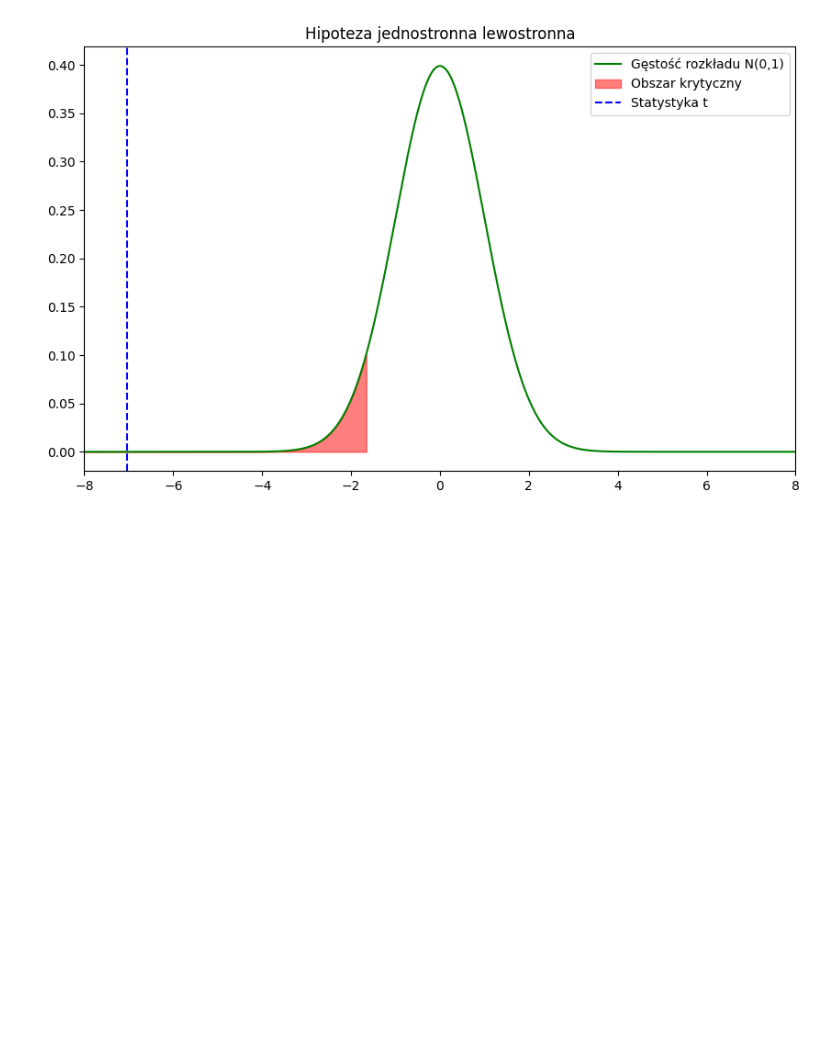
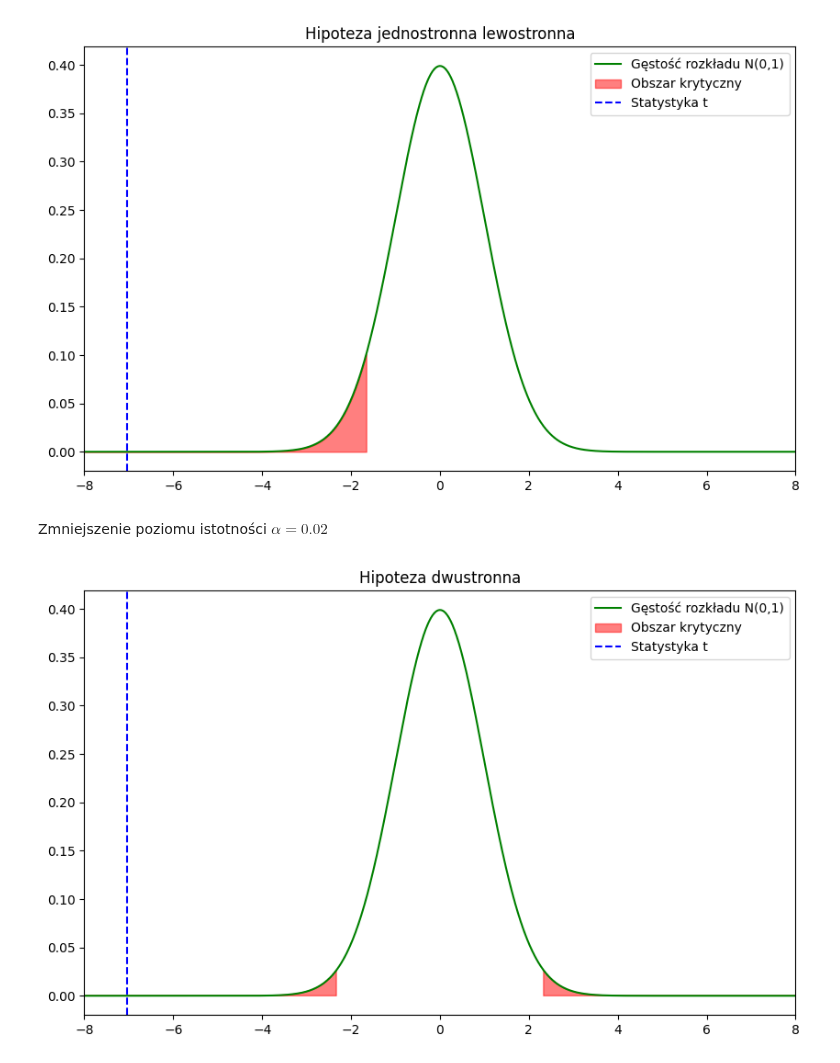
Before and after one commit to rafglo/Statystyka-stosowana, a Jupyter notebook: raport2.ipynb, the cells around one changed output. Cells and saved outputs as stored; diff of their text form; code cells hidden in the pictures; blank space fills up the shorter version.

```diff
--- a/raport2.ipynb
+++ b/raport2.ipynb
@@ -111,3 +111,23 @@ plt.legend()
 plt.show()
 # %% [output]
 [figure]
+# %% [markdown]
+Zmniejszenie poziomu istotności $\alpha = 0.02$
+# %%
+alpha2 = 0.02
+
+# Wyznaczanie obszarów krytycznych
+z_critical_two_sided2 = norm.ppf(1 - alpha2/2)
+z_critical_one_sided2 = norm.ppf(1 - alpha2)
+# %%
+plt.figure(figsize=(10,6))
+plt.plot(x, y, label='Gęstość rozkładu N(0,1)', color="green")
+plt.fill_between(x, 0, y, where=(abs(x) >= z_critical_two_sided2), color='red', alpha=0.5, label='Obszar krytyczny')
+plt.axvline(z, color='blue', linestyle='--', label='Statystyka t')
+plt.title('Hipoteza dwustronna')
+ax = plt.gca()
+ax.set_xlim([-8, 8])
+plt.legend()
+plt.show()
+# %% [output]
+[figure, added]
```
Also changed, not shown: parts of 12 cells of this notebook.
